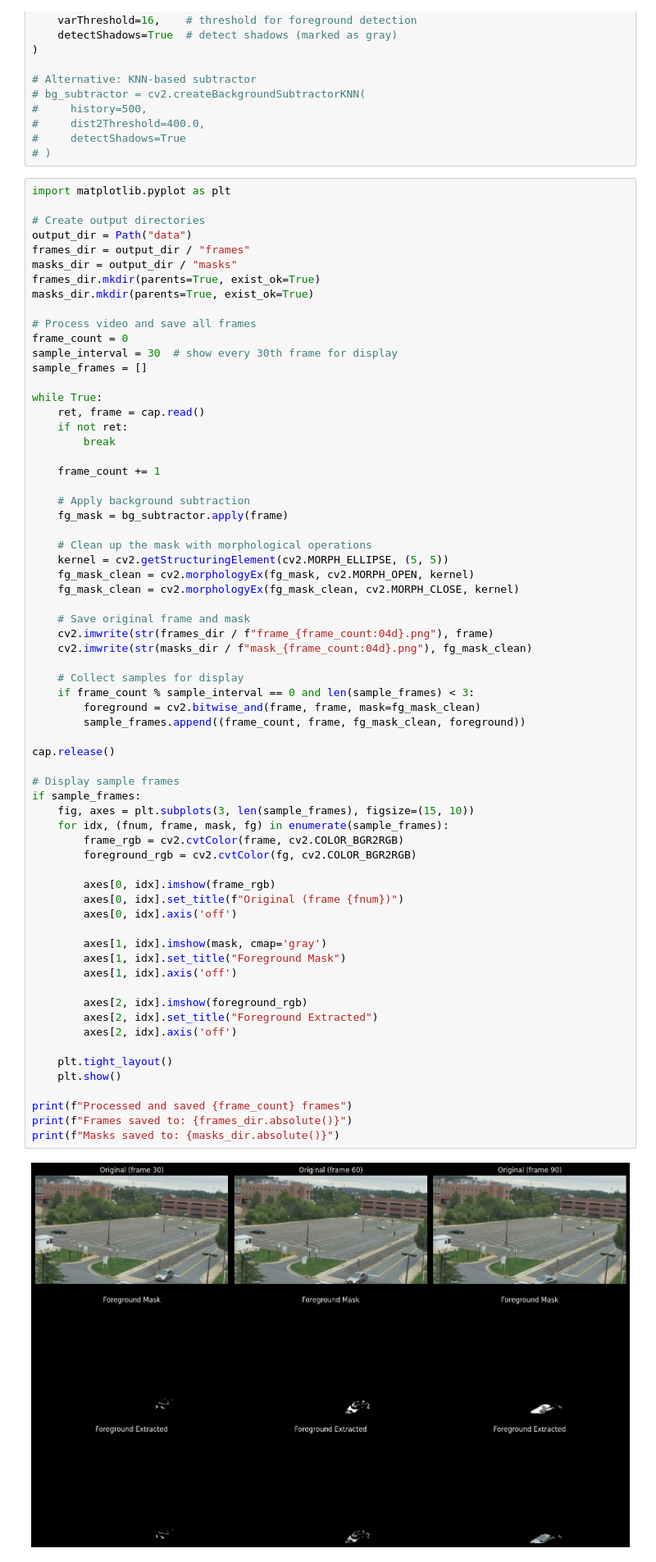
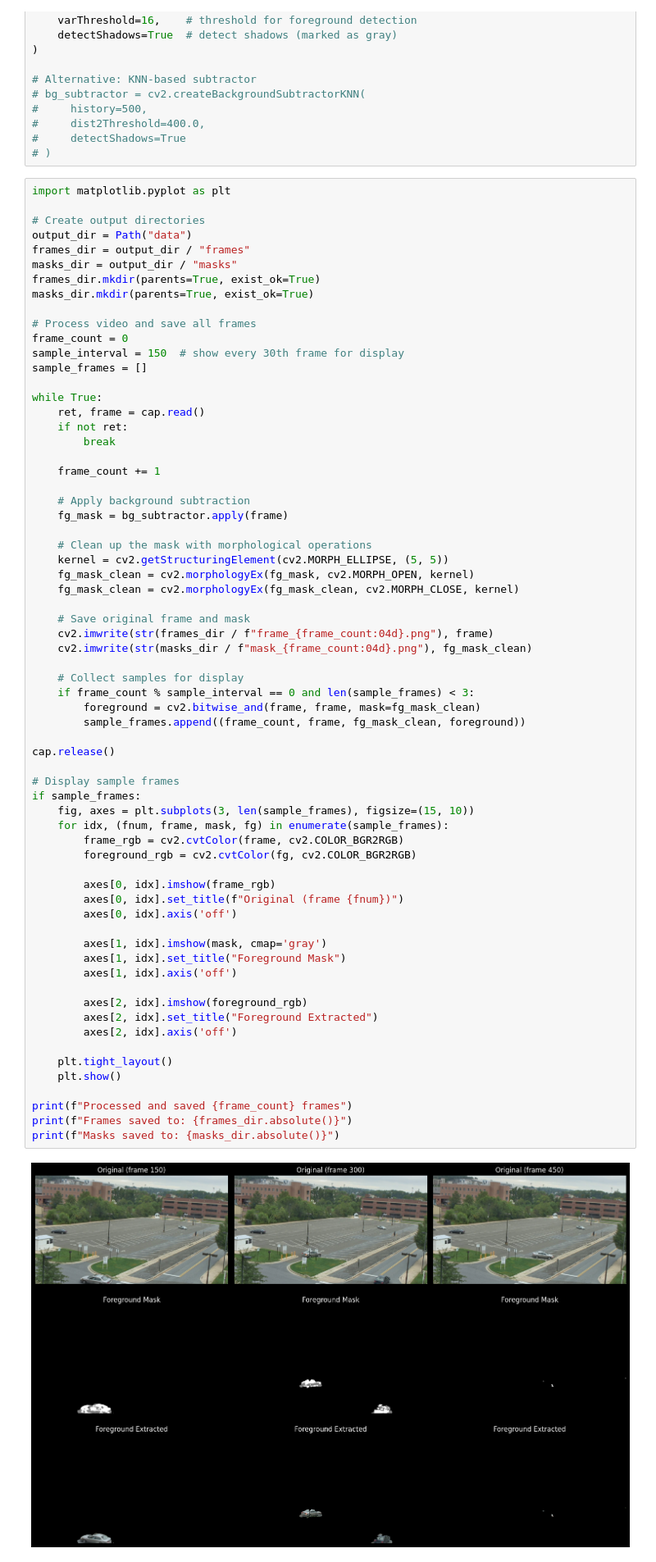
Before and after one commit to OlexandrVovk/Motion-detection, a Jupyter notebook: background_removal.ipynb, the cells around one changed output. Shown at 82% size. Cells and saved outputs as stored; diff of their text form.

Commit message:
update sampling interval and execution outputs in background_removal script

```diff
--- a/background_removal.ipynb
+++ b/background_removal.ipynb
@@ -38,7 +38,7 @@ masks_dir.mkdir(parents=True, exist_ok=True)
 
 # Process video and save all frames
 frame_count = 0
-sample_interval = 30  # show every 30th frame for display
+sample_interval = 150  # show every 30th frame for display
 sample_frames = []
 
 while True:
@@ -66,34 +66,34 @@ while True:
         sample_frames.append((frame_count, frame, fg_mask_clean, foreground))
 
 cap.release()
 
 # Display sample frames
 if sample_frames:
     fig, axes = plt.subplots(3, len(sample_frames), figsize=(15, 10))
     for idx, (fnum, frame, mask, fg) in enumerate(sample_frames):
         frame_rgb = cv2.cvtColor(frame, cv2.COLOR_BGR2RGB)
         foreground_rgb = cv2.cvtColor(fg, cv2.COLOR_BGR2RGB)
 
         axes[0, idx].imshow(frame_rgb)
         axes[0, idx].set_title(f"Original (frame {fnum})")
         axes[0, idx].axis('off')
 
         axes[1, idx].imshow(mask, cmap='gray')
         axes[1, idx].set_title("Foreground Mask")
         axes[1, idx].axis('off')
 
         axes[2, idx].imshow(foreground_rgb)
         axes[2, idx].set_title("Foreground Extracted")
         axes[2, idx].axis('off')
 
     plt.tight_layout()
     plt.show()
 
 print(f"Processed and saved {frame_count} frames")
 print(f"Frames saved to: {frames_dir.absolute()}")
 print(f"Masks saved to: {masks_dir.absolute()}")
 # %% [output]
-[figure, old version]
+[figure, new version]
 Processed and saved 2114 frames
 Frames saved to: C:\Motion-detection\data\frames
 Masks saved to: C:\Motion-detection\data\masks
```
Also changed, not shown: 1 other file.
